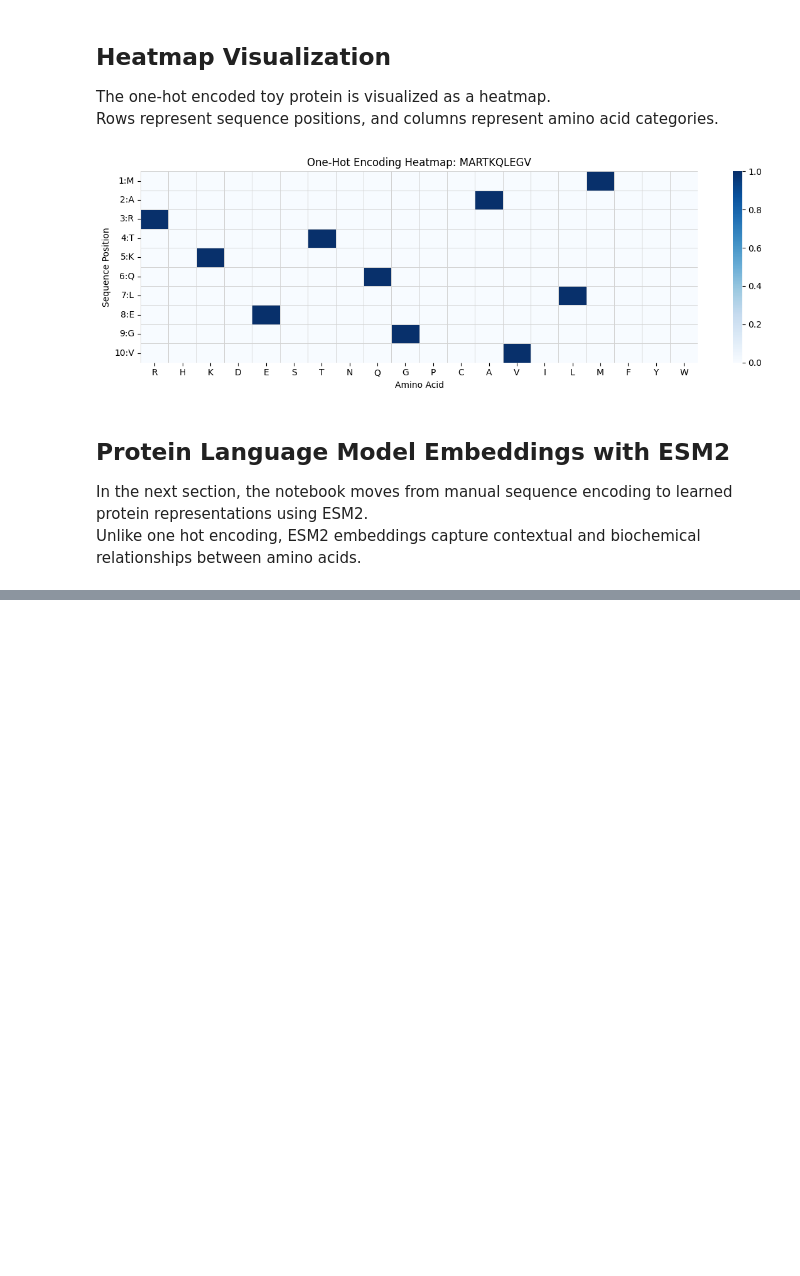
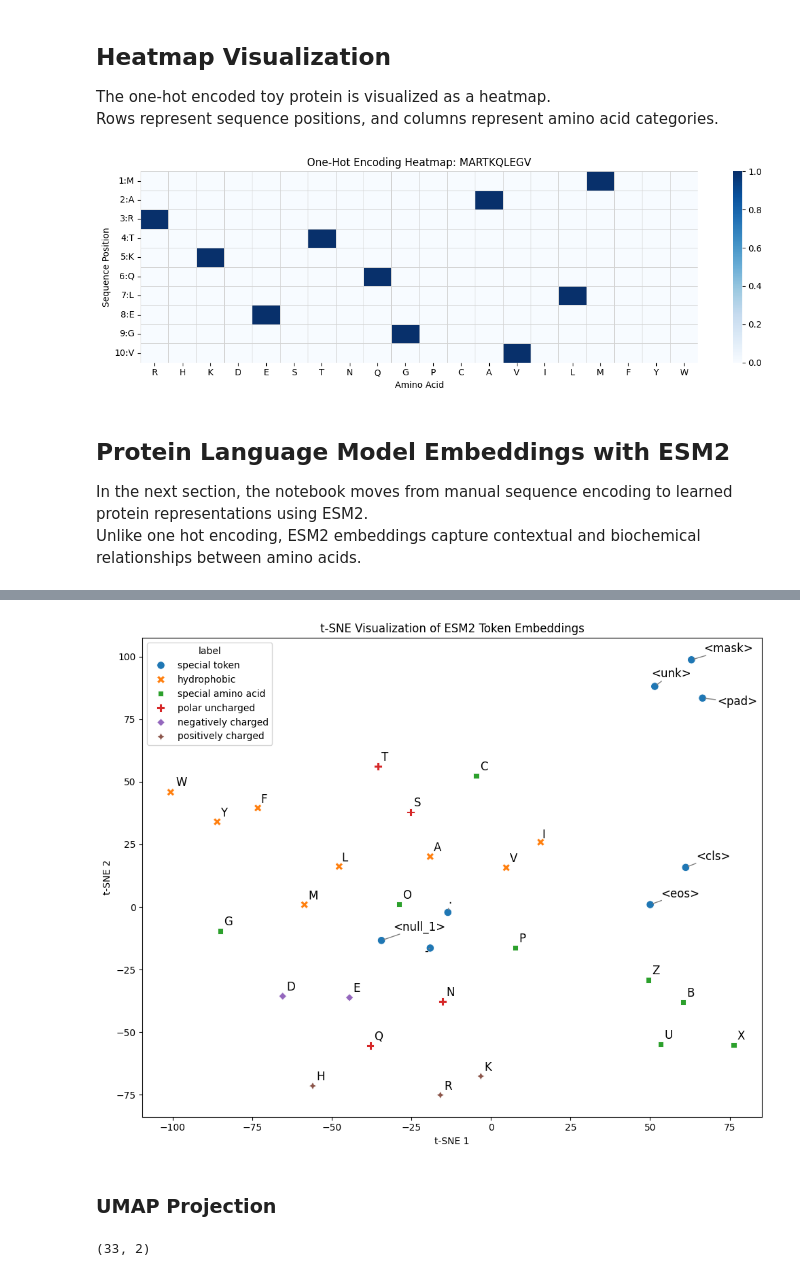
Before and after one commit to rjholik/protein-onehot-esm2, a Jupyter notebook: 02 - Protein Representation.ipynb, the cells around one changed output, grey strips where cells are left out. Cells and saved outputs as stored; diff of their text form; code cells hidden in the pictures; blank space fills up the shorter version.

```diff
--- a/02 - Protein Representation.ipynb
+++ b/02 - Protein Representation.ipynb
@@ -191,0 +248,7 @@ Unlike one hot encoding, ESM2 embeddings capture contextual and biochemical rela
+# %%
+# Convert dictionary into ordered lists
+vocab_tokens = list(vocab_to_index.keys())      # Token names
+vocab_token_ids = list(vocab_to_index.values()) # Numeric token IDs
+
+print(vocab_tokens)
+print(vocab_token_ids)
@@ -191,0 +317,9 @@ Unlike one hot encoding, ESM2 embeddings capture contextual and biochemical rela
+# %%
+# Reverse mapping: token -> category label
+token_to_label = {
+    token: label
+    for label, tokens in token_annotation.items()
+    for token in tokens
+}
+
+print(token_to_label)
@@ -191,0 +328,4 @@ Unlike one hot encoding, ESM2 embeddings capture contextual and biochemical rela
+# %%
+# Add category label to each token
+embeddings_tsne_df["label"] = embeddings_tsne_df["token"].map(token_to_label)
+embeddings_tsne_df.head()
@@ -191,0 +339,48 @@ Unlike one hot encoding, ESM2 embeddings capture contextual and biochemical rela
+# %%
+plt.figure(figsize=(10, 8))
+
+ax = sns.scatterplot(
+    data=embeddings_tsne_df,
+    x="first_dim",
+    y="second_dim",
+    hue="label",
+    style="label",
+    s=70
+)
+
+ax.set_title("t-SNE Visualization of ESM2 Token Embeddings")
+ax.set_xlabel("t-SNE 1")
+ax.set_ylabel("t-SNE 2")
+
+# Add token text labels
+texts = [
+    ax.text(row["first_dim"], row["second_dim"], row["token"], fontsize=12)
+    for _, row in embeddings_tsne_df.iterrows()
+]
+
+# Automatically reduce label overlap
+adjust_text(
+    texts,
+    expand=(1.5, 1.5),
+    arrowprops=dict(arrowstyle="->", color="grey")
+)
+
+plt.tight_layout()
+plt.show()
+# %% [output]
+[figure, added]
+# %% [markdown]
+### UMAP Projection
+# %%
+# UMAP projection with fixed seed for reproducibility
+umap_model = umap.UMAP(
+    n_components=2,
+    n_neighbors=10,
+    min_dist=0.1,
+    random_state=2026
+)
+umap_points = umap_model.fit_transform(vocab_token_embeddings)
+
+print(umap_points.shape)
+# %% [output]
+(33, 2)
```
Also changed, not shown: parts of 34 cells of this notebook.
